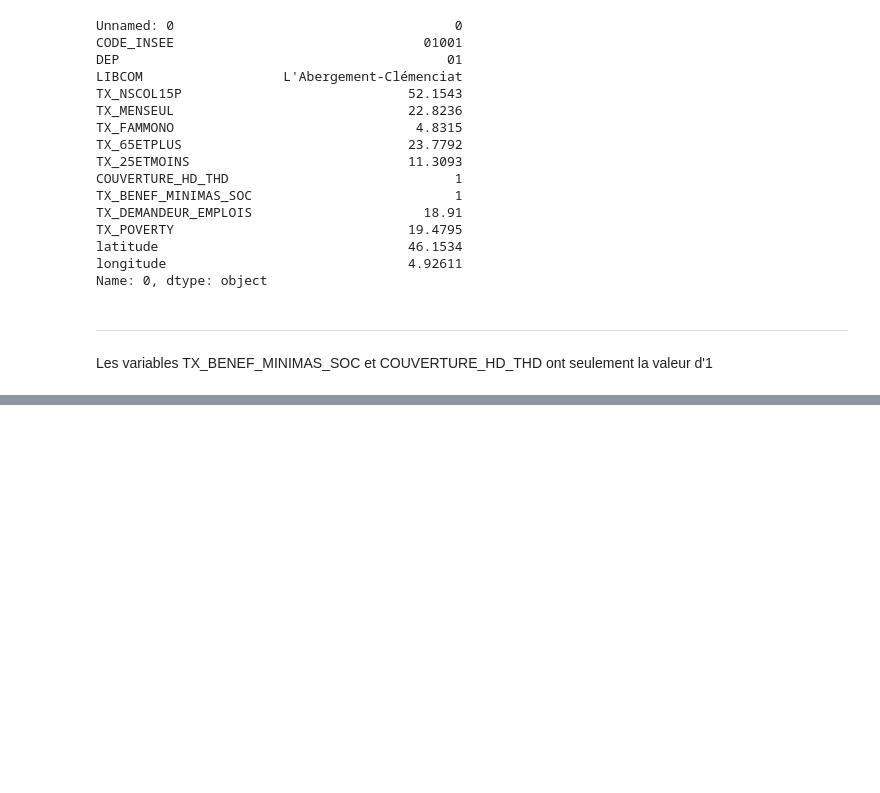
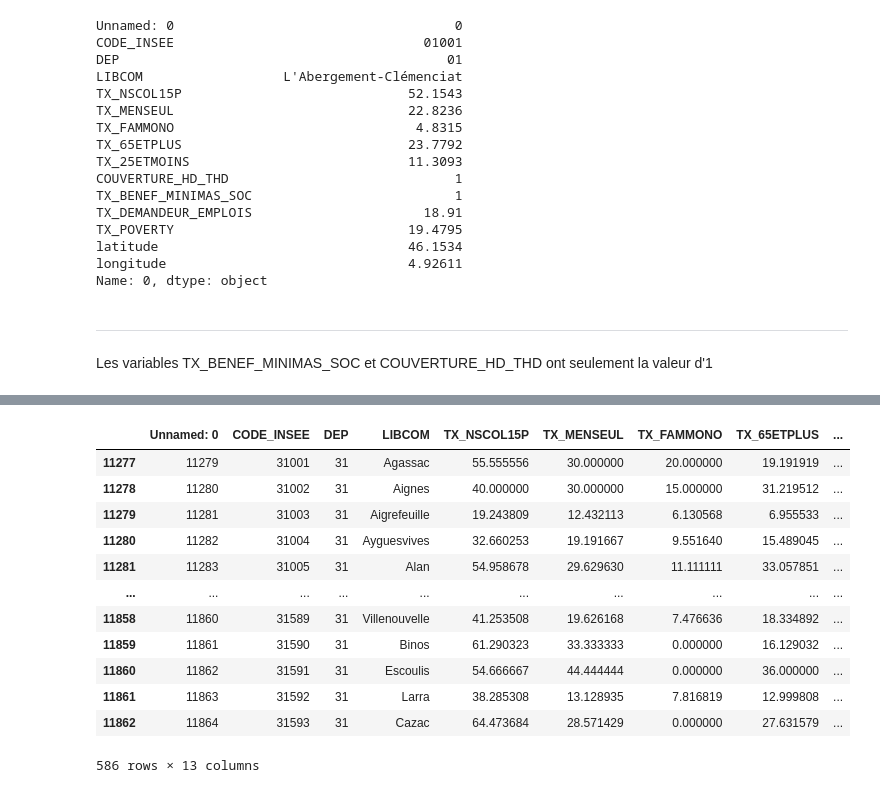
Before and after one commit to dataforgoodfr/batch8_mednum, a Jupyter notebook: notebooks/dataviz_merge.ipynb, the cells around one changed output, grey strips where cells are left out. Cells and saved outputs as stored; diff of their text form; code cells hidden in the pictures; blank space fills up the shorter version.

```diff
--- a/notebooks/dataviz_merge.ipynb
+++ b/notebooks/dataviz_merge.ipynb
@@ -96,0 +110,16 @@ for i,col in enumerate(columns):
+# %%
+BD.loc[BD['DEP'] == '31',:]
+# %% [output]
+|  | Unnamed: 0 | CODE_INSEE | DEP | LIBCOM | TX_NSCOL15P | TX_MENSEUL | TX_FAMMONO | TX_65ETPLUS | ... |
+| 11277 | 11279 | 31001 | 31 | Agassac | 55.555556 | 30.000000 | 20.000000 | 19.191919 | ... |
+| 11278 | 11280 | 31002 | 31 | Aignes | 40.000000 | 30.000000 | 15.000000 | 31.219512 | ... |
+| 11279 | 11281 | 31003 | 31 | Aigrefeuille | 19.243809 | 12.432113 | 6.130568 | 6.955533 | ... |
+| 11280 | 11282 | 31004 | 31 | Ayguesvives | 32.660253 | 19.191667 | 9.551640 | 15.489045 | ... |
+| 11281 | 11283 | 31005 | 31 | Alan | 54.958678 | 29.629630 | 11.111111 | 33.057851 | ... |
+| ... | ... | ... | ... | ... | ... | ... | ... | ... | ... |
+| 11858 | 11860 | 31589 | 31 | Villenouvelle | 41.253508 | 19.626168 | 7.476636 | 18.334892 | ... |
+| 11859 | 11861 | 31590 | 31 | Binos | 61.290323 | 33.333333 | 0.000000 | 16.129032 | ... |
+| 11860 | 11862 | 31591 | 31 | Escoulis | 54.666667 | 44.444444 | 0.000000 | 36.000000 | ... |
+| 11861 | 11863 | 31592 | 31 | Larra | 38.285308 | 13.128935 | 7.816819 | 12.999808 | ... |
+| 11862 | 11864 | 31593 | 31 | Cazac | 64.473684 | 28.571429 | 0.000000 | 27.631579 | ... |
+586 rows × 13 columns
```
Also changed, not shown: parts of 10 cells of this notebook, 4 other files.
